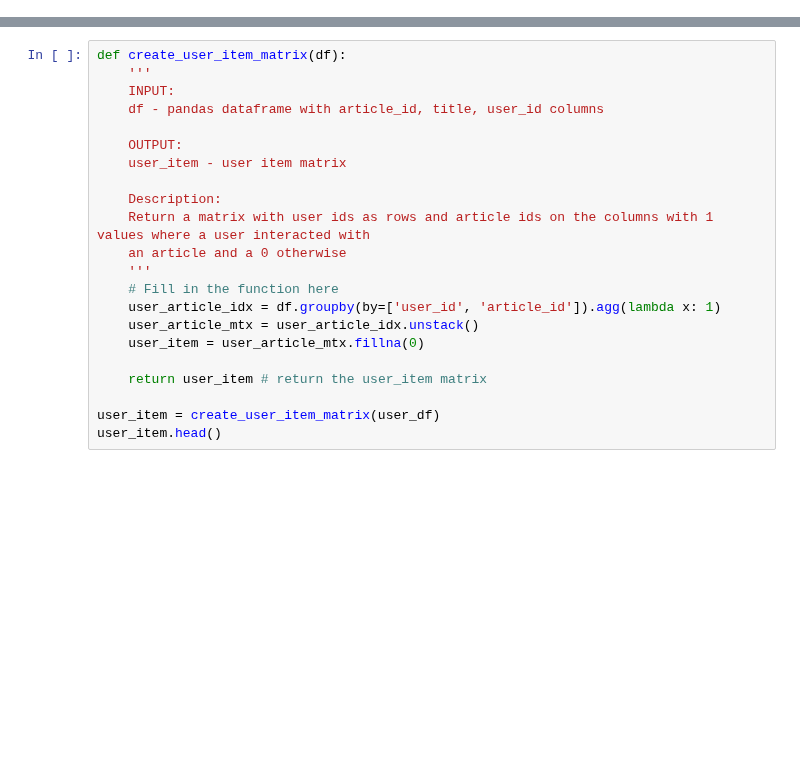
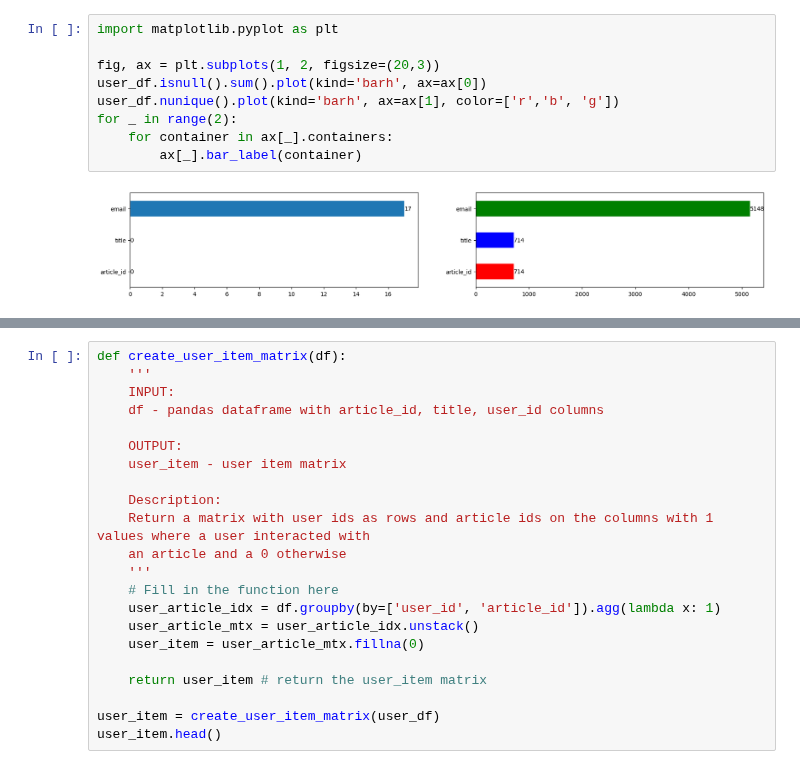
Before and after one commit to NhanDoV/Lectures_notes-teaching-in-VN-, a Jupyter notebook: h2o_AutoML/recomendation_systems/user-user-cf.ipynb, the cells around one changed output, grey strips where cells are left out. Cells and saved outputs as stored; diff of their text form; blank space fills up the shorter version.

```diff
--- a/h2o_AutoML/recomendation_systems/user-user-cf.ipynb
+++ b/h2o_AutoML/recomendation_systems/user-user-cf.ipynb
@@ -28,0 +33,11 @@ display(user_df.head())
+# %%
+import matplotlib.pyplot as plt
+
+fig, ax = plt.subplots(1, 2, figsize=(20,3))
+user_df.isnull().sum().plot(kind='barh', ax=ax[0])
+user_df.nunique().plot(kind='barh', ax=ax[1], color=['r','b', 'g'])
+for _ in range(2):
+    for container in ax[_].containers:
+        ax[_].bar_label(container)
+# %% [output]
+[figure, added]
```
Also changed, not shown: parts of 41 cells of this notebook.
